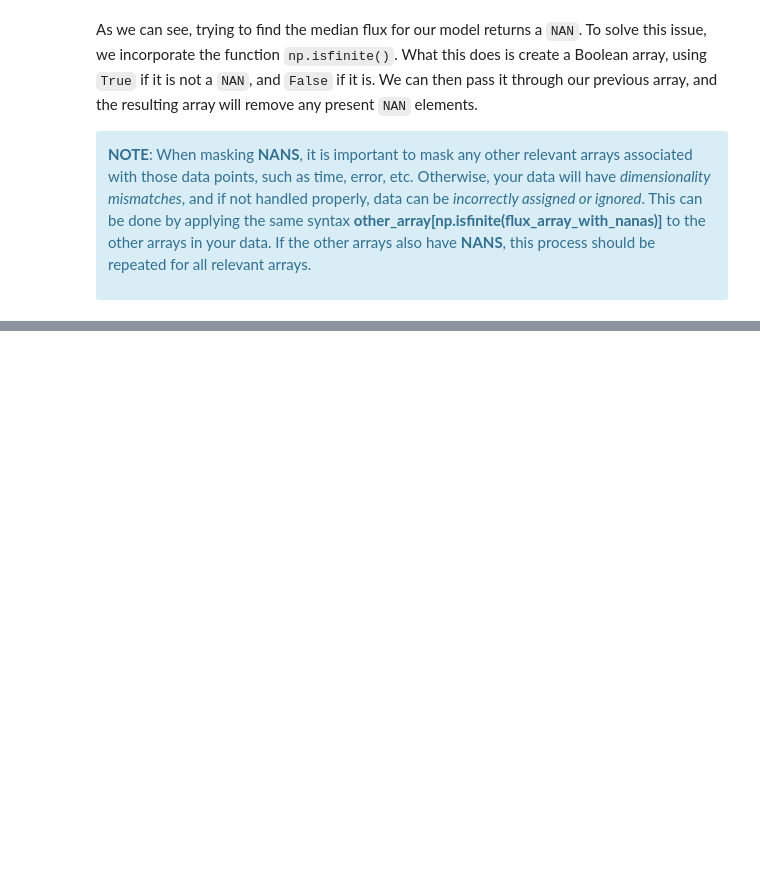
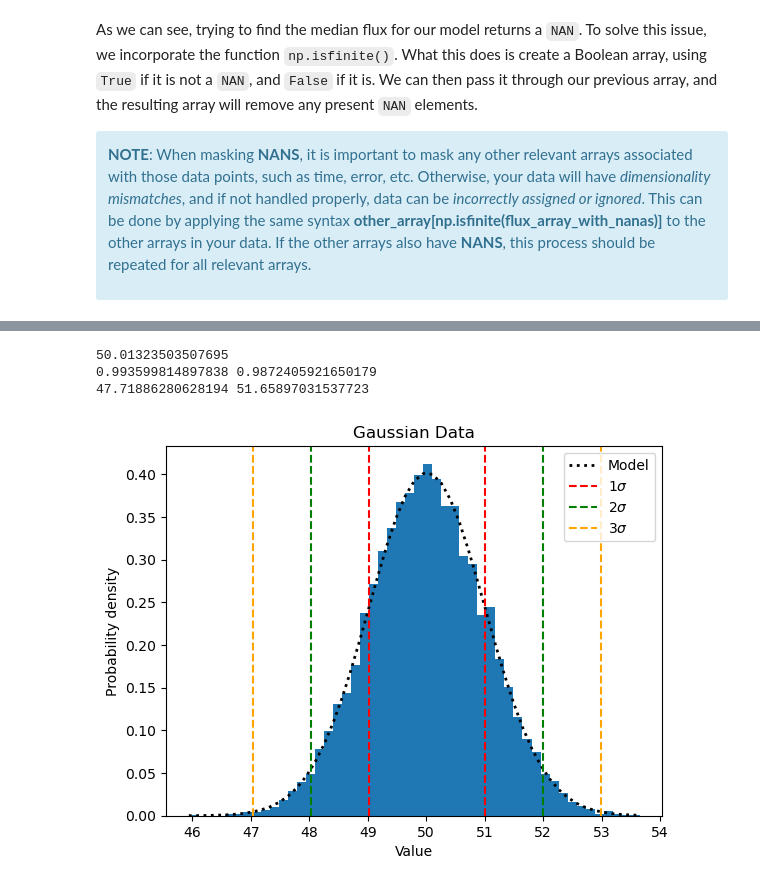
Before and after one commit to AstroMusers/ExoCore, a Jupyter notebook: ExoCore/Data_Structures/Numpy.ipynb, the cells around one changed output, grey strips where cells are left out. Drawn from its saved outputs; the diff is of its cells as text; code cells hidden in the pictures; blank space fills up the shorter version.

```diff
--- a/ExoCore/Data_Structures/Numpy.ipynb
+++ b/ExoCore/Data_Structures/Numpy.ipynb
@@ -295,0 +385,42 @@ This is often sufficient for simple cases, but can suffer in user readability si
+# %%
+#Draw random Gaussian points with mean 50, standard deviation of 1
+mu, sigma = 50, 1
+data = np.random.normal(mu, sigma, 10000)
+#Verify mean
+mu = np.mean(data)
+#Standard Deviation + Variance
+sigma = np.std(data)
+sigma2 = np.var(data)
+#Percentiles, 95th in this example
+p = np.percentile(data, 0.95)
+#Quantiles, 95th in this example
+q = np.quantile(data, 0.95)
+print(mu)
+print(sigma, sigma2)
+print(p, q)
+
+##Create histogram of data, using probability density as opposed to counts
+count, bins, ignored = plt.hist(data, bins=50, density = True)
+
+##Plot the model to compare to
+plt.plot(bins, 1/(sigma * np.sqrt(2 * np.pi)) *
+               np.exp( - (bins - mu)**2 / (2 * sigma**2) ),
+         linewidth=2, color='black', linestyle=':', label = 'Model')
+
+##Show lines marking off different stanard deviations of the distribution
+plt.axvline(mu + sigma, color = 'red', linestyle = '--', label = '1$\sigma$')
+plt.axvline(mu - sigma, color = 'red', linestyle = '--')
+plt.axvline(mu + 2*sigma, color = 'green', linestyle = '--', label = '2$\sigma$')
+plt.axvline(mu - 2*sigma, color = 'green', linestyle = '--')
+plt.axvline(mu + 3*sigma, color = 'orange', linestyle = '--', label = '3$\sigma$')
+plt.axvline(mu - 3*sigma, color = 'orange', linestyle = '--')
+plt.xlabel('Value')
+plt.ylabel('Probability density')
+plt.title('Gaussian Data')
+plt.legend()
+plt.show()
+# %% [output]
+50.01323503507695
+0.993599814897838 0.9872405921650179
+47.71886280628194 51.65897031537723
+[figure, added]
```
Also changed, not shown: parts of 22 cells of this notebook.
